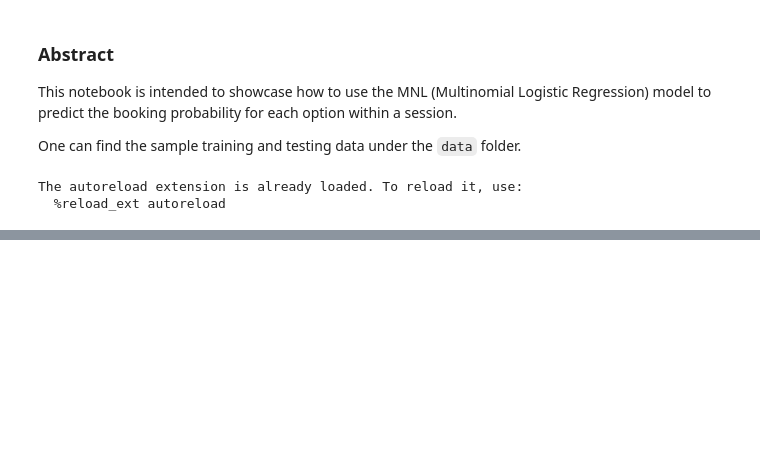
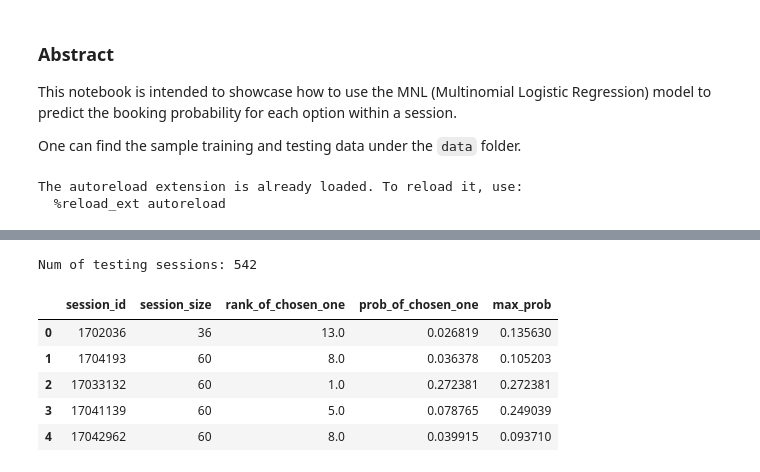
Before and after one commit to liaison/Multinomial-Logistic-Regression, a Jupyter notebook: demo.ipynb, the cells around one changed output, grey strips where cells are left out. Cells and saved outputs as stored; diff of their text form; code cells hidden in the pictures; blank space fills up the shorter version.

Commit message:
calculate the KPIs

```diff
--- a/demo.ipynb
+++ b/demo.ipynb
@@ -131,0 +175,14 @@ epoch: 5  loss: 129.5809260059052 best_loss: 129.84892685085276
+# %%
+# Test the model with the testing data
+# Calculate the probability and the trank of the chosen alternative
+test_stats = validate(model, df_test, TRAIN_CONFIG)
+
+test_stats.head()
+# %% [output]
+Num of testing sessions: 542
+|  | session_id | session_size | rank_of_chosen_one | prob_of_chosen_one | max_prob |
+| 0 | 1702036 | 36 | 13.0 | 0.026819 | 0.135630 |
+| 1 | 1704193 | 60 | 8.0 | 0.036378 | 0.105203 |
+| 2 | 17033132 | 60 | 1.0 | 0.272381 | 0.272381 |
+| 3 | 17041139 | 60 | 5.0 | 0.078765 | 0.249039 |
+| 4 | 17042962 | 60 | 8.0 | 0.039915 | 0.093710 |
```
Also changed, not shown: parts of 5 cells of this notebook, 1 other file.
